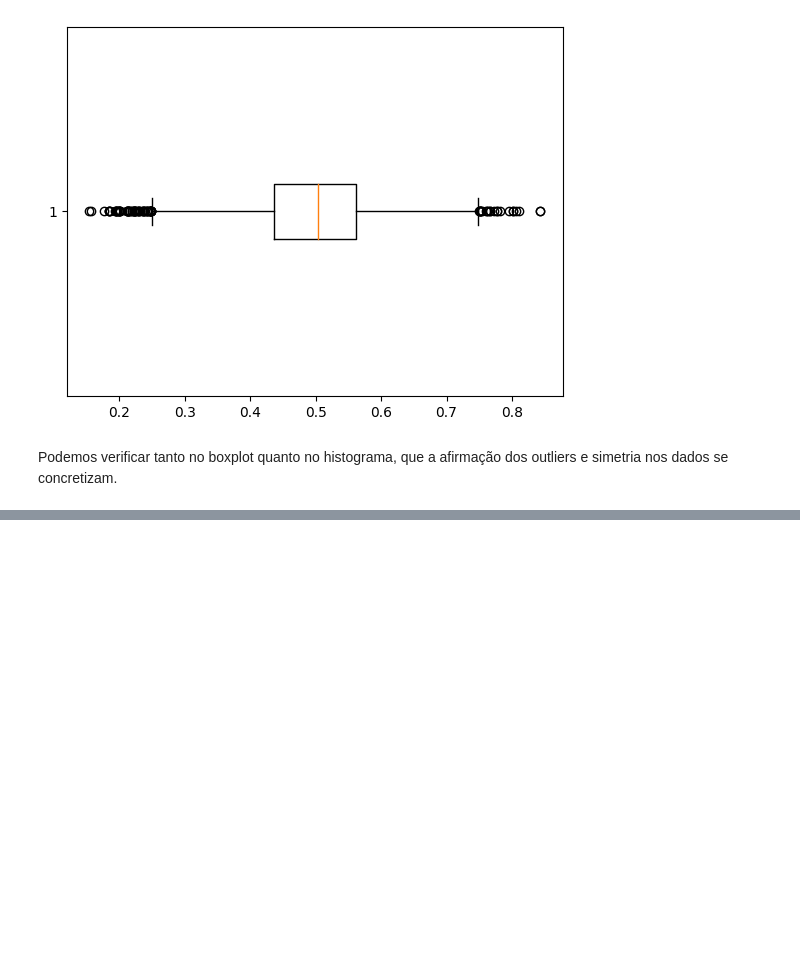
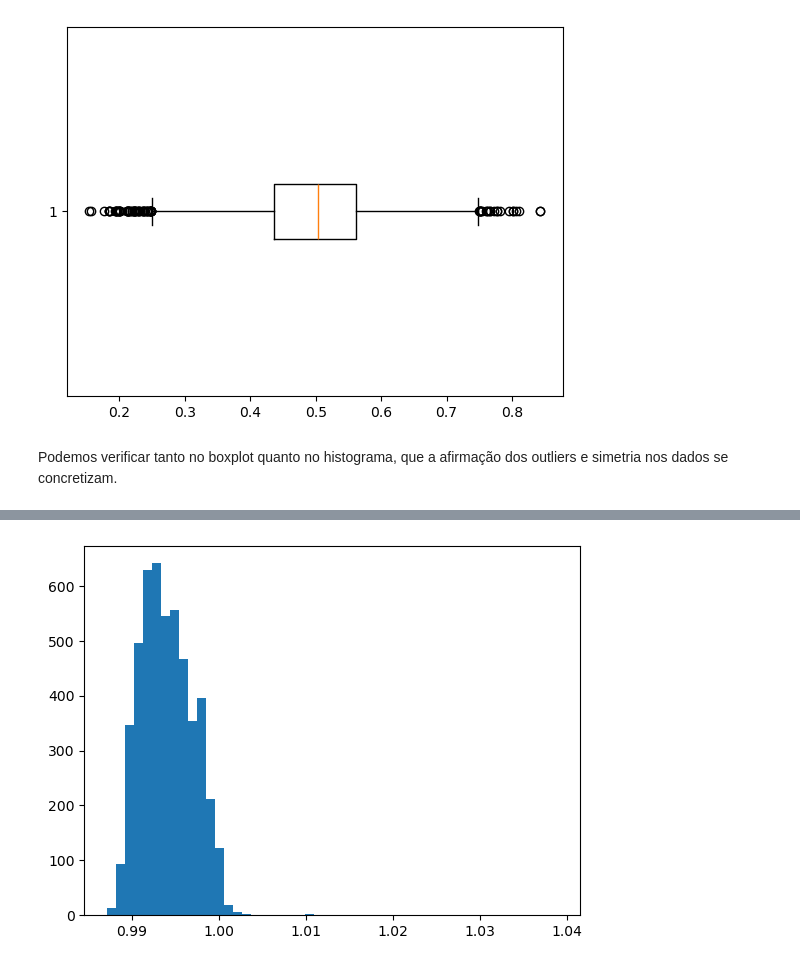
Before and after one commit to gabrieldadcarvalho/machine_learning, a Jupyter notebook: wine_quality/analitic_wine.ipynb, the cells around one changed output, grey strips where cells are left out. Drawn from its saved outputs; the diff is of its cells as text; code cells hidden in the pictures; blank space fills up the shorter version.

```diff
--- a/wine_quality/analitic_wine.ipynb
+++ b/wine_quality/analitic_wine.ipynb
@@ -78,7 +78,10 @@ from scipy import stats
 import matplotlib.pyplot as plt
 # %%
 # Importando os dados
-df = pd.read_csv("https://raw.githubusercontent.com/gabrieldadcarvalho/machine_learning/main/wine_quality/winequality-white.csv", sep=";")
+df = pd.read_csv(
+    "https://raw.githubusercontent.com/gabrieldadcarvalho/machine_learning/main/wine_quality/winequality-white.csv",
+    sep=";",
+)
 # %%
 # Obtendo as variáveis independentes e dependente
 x = df.iloc[:, :11]
@@ -233,6 +236,8 @@ Como vimos nos 3 tôpicos acima, as variáveis de acidez possui alguns anomalias
     x['total_acidity'] = (log(x["fixed acidity"] * x["volatile acidity"] + x["citric acid"])) ** (1/1.5)
 # %%
 # Criação da nova variável
-x['total_acidity'] = np.log(x["fixed acidity"] * x["volatile acidity"] + x["citric acid"]) ** (1/1.5)
+x["total_acidity"] = np.log(
+    x["fixed acidity"] * x["volatile acidity"] + x["citric acid"]
+) ** (1 / 1.5)
 # %%
 # Estatística da nova variável
@@ -507,5 +511,7 @@ Como vimos acima, as variáveis de dióxido possui alguns anomalias nas suas dis
 
     x['proporcional_f_dioxido'] = np.sqrt(x['free sulfur dioxide']/x['total sulfur dioxide'])
 # %%
-x['proporcional_f_dioxido'] = np.sqrt(x['free sulfur dioxide']/x['total sulfur dioxide'])
+x["proporcional_f_dioxido"] = np.sqrt(
+    x["free sulfur dioxide"] / x["total sulfur dioxide"]
+)
 # %%
@@ -543,0 +575,5 @@ Podemos verificar tanto no boxplot quanto no histograma, que a afirmação dos o
+# %%
+plt.hist(x["density"], bins=50)
+plt.show()
+# %% [output]
+[figure, added]
```
Also changed, not shown: parts of 37 cells of this notebook.
